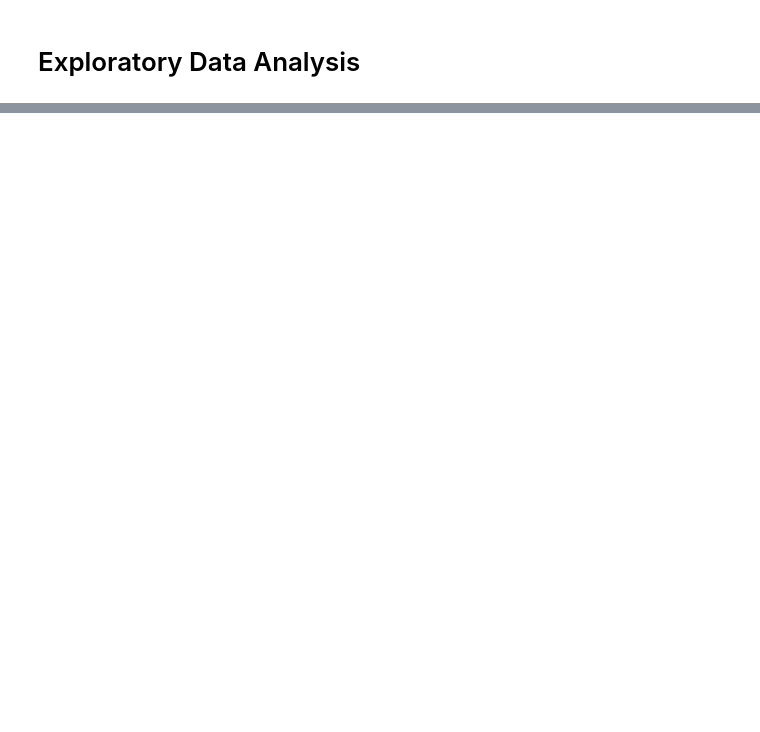
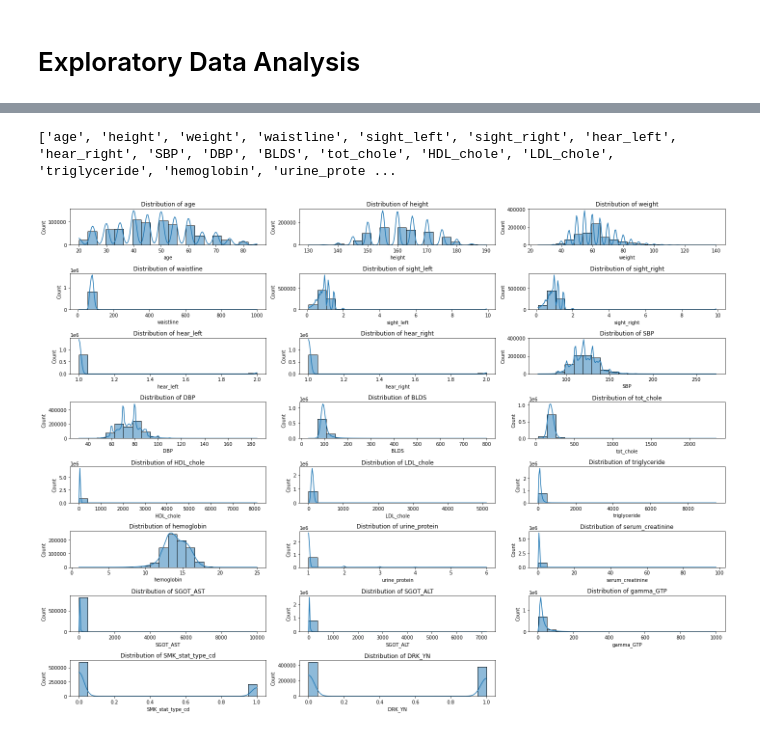
Before and after one commit to lekhshetty/CS677-Term-Project, a Jupyter notebook: Project Code.ipynb, the cells around one changed output, grey strips where cells are left out. Saved outputs shown, nothing was run; the diff lists cells and outputs as text; code cells hidden in the pictures; blank space fills up the shorter version.

```diff
--- a/Project Code.ipynb
+++ b/Project Code.ipynb
@@ -102,0 +213,17 @@ data.describe()
+# %%
+# Step 3: Visualize the distribution of each feature
+numerical_cols = df.select_dtypes(include=[np.number]).columns.tolist()
+print(numerical_cols)
+
+# Plot distribution for each numerical feature
+plt.figure(figsize=(20, 15))
+for i, col in enumerate(numerical_cols, 1):
+    plt.subplot(8, 3, i)  # Adjust based on number of features
+    sns.histplot(df[col], kde=True, bins=20)
+    plt.title(f'Distribution of {col}')
+    plt.tight_layout()
+
+plt.show()
+# %% [output]
+['age', 'height', 'weight', 'waistline', 'sight_left', 'sight_right', 'hear_left', 'hear_right', 'SBP', 'DBP', 'BLDS', 'tot_chole', 'HDL_chole', 'LDL_chole', 'triglyceride', 'hemoglobin', 'urine_prote ...
+[figure, added]
```
Also changed, not shown: parts of 33 cells of this notebook.
